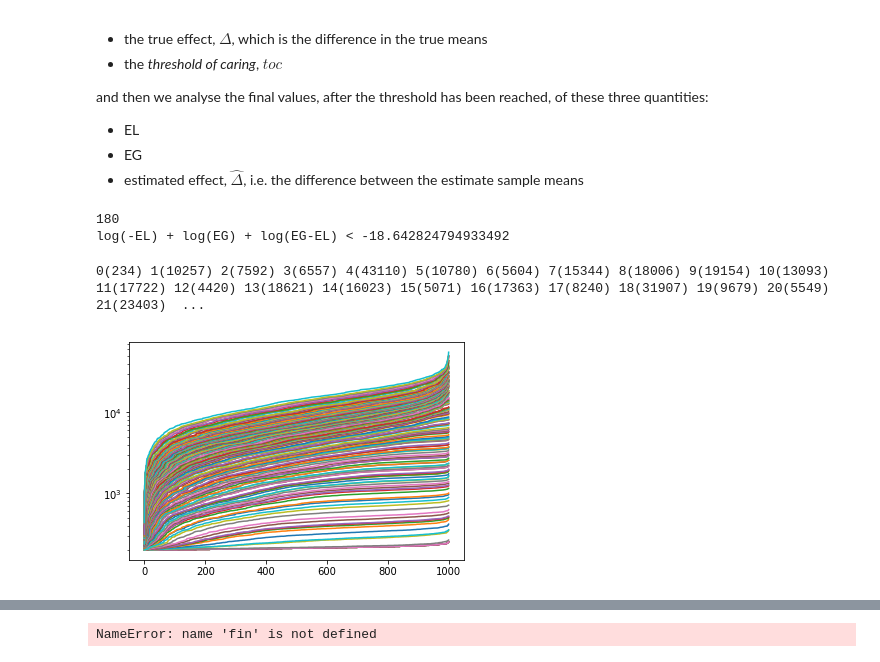
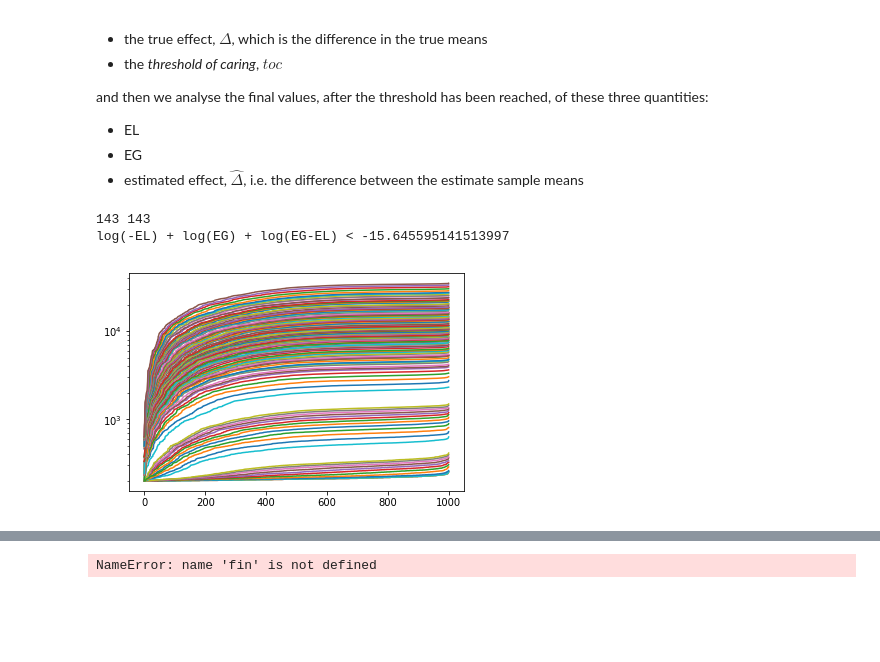
Before and after one commit to aaronmcdaid/bayesian.risk, a Jupyter notebook: notebooks/Using the Ratio Of Expected Gain to Expected Loss (REGEL) for fast A-B testing.ipynb, the cells around one changed output, grey strips where cells are left out. Drawn from its saved outputs; the diff is of its cells as text; code cells hidden in the pictures; blank space fills up the shorter version.

```diff
--- a/notebooks/Using the Ratio Of Expected Gain to Expected Loss (REGEL) for fast A-B testing.ipynb
+++ b/notebooks/Using the Ratio Of Expected Gain to Expected Loss (REGEL) for fast A-B testing.ipynb
@@ -211,6 +211,7 @@ and then we analyse the final values, after the threshold has been reached, of t
  - estimated effect, $\hat\Delta$, i.e. the difference between the estimate sample means
 # %%
 current_scheme = 2
+current_scheme = 'SimpleProduct'
 current_scheme = 'TimesSum'
 
 def _stop1(REGEL_RATIO, toc_large):
@@ -228,10 +229,16 @@ def _stopTimesSum(REGEL_RATIO, toc_large):
     thresh = np.log(toc_large) + np.log(toc_small) + np.log(toc_large + toc_small)
     stopping_condition = """log(-EL) + log(EG) + log(EG-EL) < {thresh}""".format(**locals())
     return stopping_condition
+def _stopSimpleProduct(REGEL_RATIO, toc_large):
+    toc_small = toc_large / REGEL_RATIO
+    thresh = np.log(toc_large) + np.log(toc_small)
+    stopping_condition = """log(-EL) + log(EG) < {thresh} +{toc_large}-{toc_large}""".format(**locals())
+    return stopping_condition
 
 _REGELRATIOs1 = [1000, 700, 400, 200, 100, 70, 40, 20, 10]
 _REGELRATIOs2 = [1000, 700, 400, 200, 100, 70, 40, 20, 10]
-_REGELRATIOsTimesSum = [1000, 700, 600, 500, 400, 300, 200, 100, 70, 40, 20, 10]
+_REGELRATIOsTimesSum = list(range(400, 99, -25))
+_REGELRATIOsSimpleProduct = list(range(400, 99, -25))
 _toc_larges1 = [        0.003, # included in _stop1
                       0.004,
                       0.007,
@@ -258,10 +265,30 @@ _toc_largesTimesSum = [      # 0.003, # included in _stop1
                       #0.004, #included in _stop2
                       #0.007,
                       #0.010,
-                      0.020,
-                      0.025,
-                      0.030,
-                      0.035,
+                      ##0.020, # too much power
+                      ##0.025, # too much power
+                      ##0.030, # too much power
+                      ##0.035, # too much power
+                      0.040,
+                      0.045,
+                      0.050,
+                      0.055,
+                      0.060,
+                      0.065,
+                      0.070,
+                      0.075,
+                      0.100,
+                      0.200,
+                      0.400,
+                     ]
+_toc_largesSimpleProduct = [      # 0.003, # included in _stop1
+                      #0.004, #included in _stop2
+                      #0.007,
+                      #0.010,
+                      ##0.020, # too much power
+                      ##0.025, # too much power
+                      ##0.030, # too much power
+                      ##0.035, # too much power
                       0.040,
                       0.045,
                       0.050,
@@ -283,33 +310,33 @@ stopping_conditions = [
     for REGEL_RATIO in REGEL_RATIOs
     for toc_large in toc_larges
 ]
-print(len(stopping_conditions))
+print(len(stopping_conditions), len(set(stopping_conditions)))
 print(stopping_conditions[0])
+assert len(stopping_conditions) == len(set(stopping_conditions))
 # %% [output]
-180
-log(-EL) + log(EG) + log(EG-EL) < -18.642824794933492
+143 143
+log(-EL) + log(EG) + log(EG-EL) < -15.645595141513997
 # %%
 def caching_many_runs_many_stops(stopping_conditions, **kw):
     # many_sims_many_stopping_conditions
     with cache:
         return cache.simple('many_sims_many_stops',
                             'lambda stop_conds, **k: many_sims_many_stopping_conditions(1000, stop_conds, True)(**k)',
                             (stopping_conditions,),
                             kw)
 df = caching_many_runs_many_stops(
         stopping_conditions,
         min_sample_size = 100,
-        means = [7, 7+0.05],
+        means = [7, 7],
         stdevs = [1, 1],
         weights = [0.5, 0.5],
 )
 for stop, _ in df.groupby('stopping_condition'):
     #plt.plot(_.sort_values('total_sample_size').total_sample_size.values, label=stop)
     plt.semilogy(_.total_sample_size.sort_values().values, label=stop)
 #plt.legend()
 # %% [output]
-0(234) 1(10257) 2(7592) 3(6557) 4(43110) 5(10780) 6(5604) 7(15344) 8(18006) 9(19154) 10(13093) 11(17722) 12(4420) 13(18621) 14(16023) 15(5071) 16(17363) 17(8240) 18(31907) 19(9679) 20(5549) 21(23403)  ...
-[figure, old version]
+[figure, new version]
 # %%
 def _yielder_of_plots():
     for REGEL_RATIO in REGEL_RATIOs:
```
Also changed, not shown: parts of 1 cell of this notebook.
